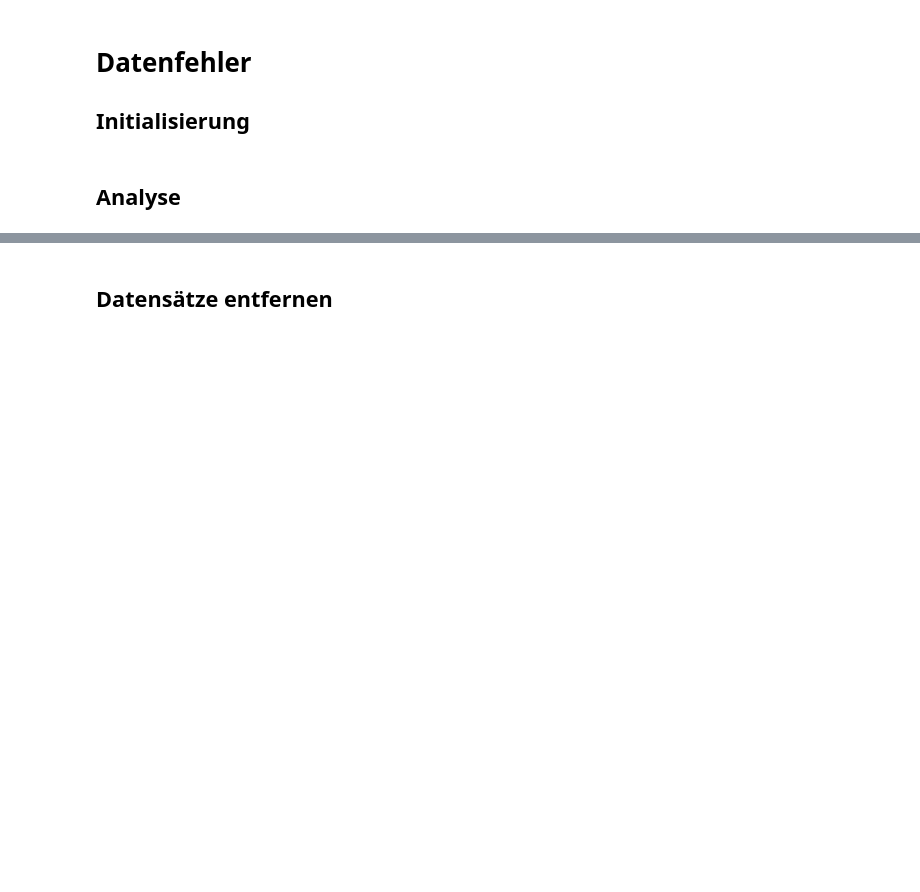
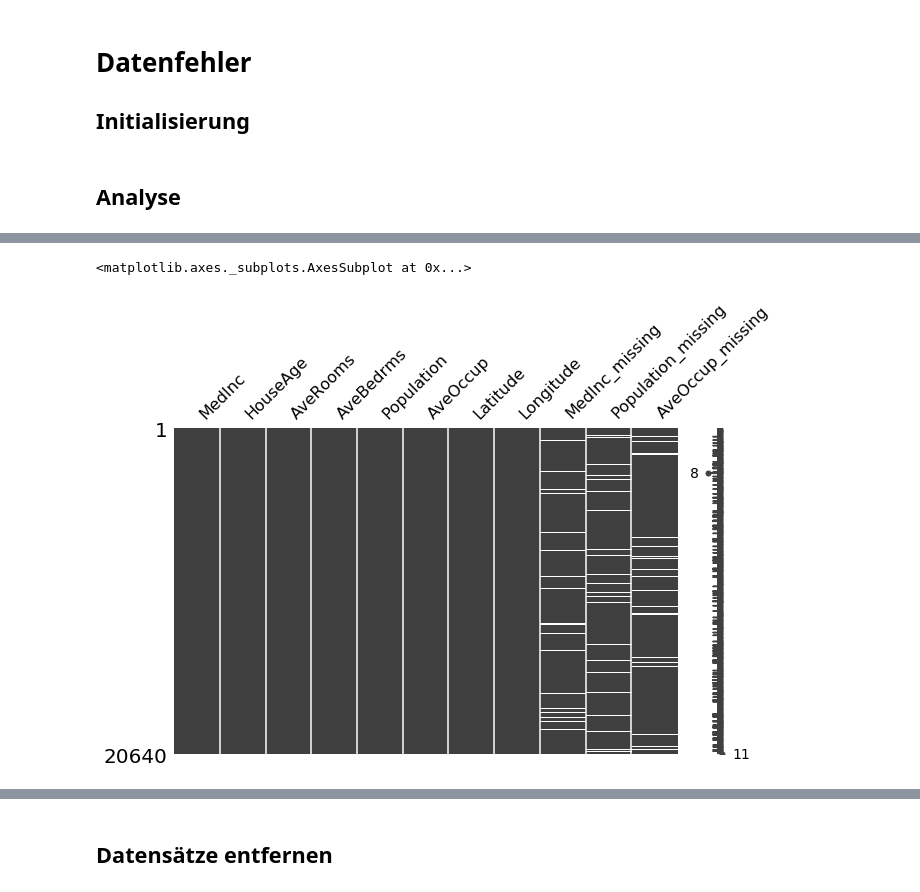
Before and after one commit to VolkmarR/DSIA, a Jupyter notebook: E2-Datenfehler/1-FehlendeWerte.ipynb, the cells around one changed output, grey strips where cells are left out. Cells and saved outputs as stored; diff of their text form; code cells hidden in the pictures; blank space fills up the shorter version.

```diff
--- a/E2-Datenfehler/1-FehlendeWerte.ipynb
+++ b/E2-Datenfehler/1-FehlendeWerte.ipynb
@@ -34,2 +58,8 @@ def dfPersonen():
 # %% [markdown]
 ## Analyse
+# %%
+# california_housing dataset von Scikitlearn
+df = dfCaliforniaHousing()
+
+# Informationen über das DF
+df.info()
@@ -35,0 +99,7 @@ def dfPersonen():
+# %%
+# MissingMo
+# Verteilung der fehlenden Werte
+msno.matrix(df, figsize=(10, 6))
+# %% [output]
+<matplotlib.axes._subplots.AxesSubplot at 0x...>
+[figure, added]
```
Also changed, not shown: parts of 11 cells of this notebook.
